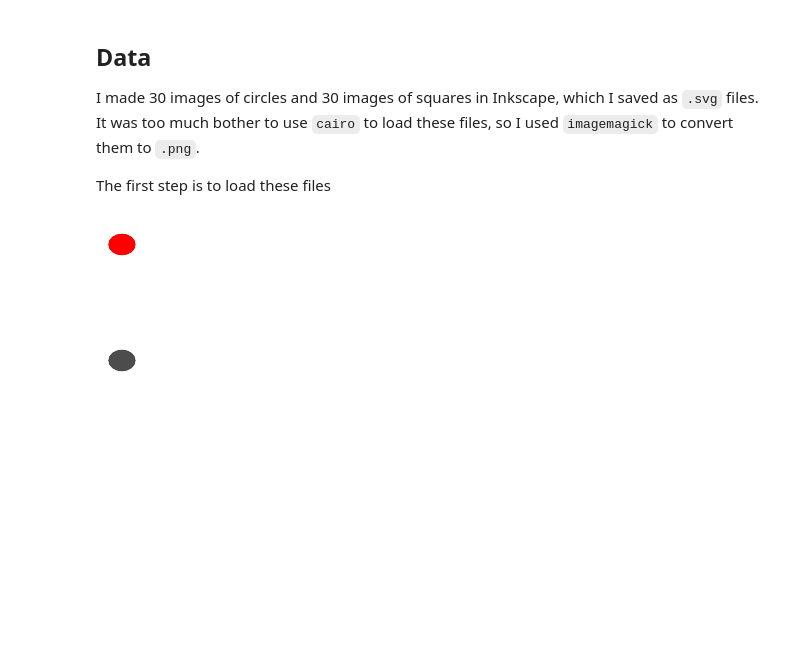
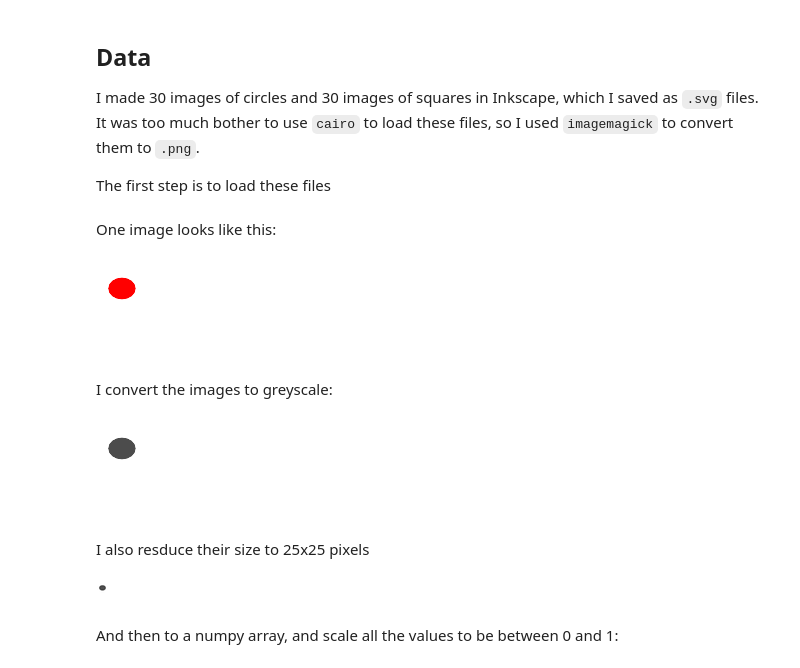
Before and after one commit to szsctt/acg_intro-machine-learning, a Jupyter notebook: labs/deep-learning/tensorflow_recgonising-shape.ipynb, the cells around one changed output. Drawn from its saved outputs; the diff is of its cells as text; code cells hidden in the pictures; blank space fills up the shorter version.

```diff
--- a/labs/deep-learning/tensorflow_recgonising-shape.ipynb
+++ b/labs/deep-learning/tensorflow_recgonising-shape.ipynb
@@ -22,3 +25,5 @@ import pandas as pd
+# %% [markdown]
+One image looks like this:
 # %%
 # load one image
 file = "shapes/circle1.png"
@@ -26,11 +31,22 @@ img = Image.open(file)
 img
 # %% [output]
 [figure]
+# %% [markdown]
+I convert the images to greyscale:
 # %%
 # convert to greyscale
 img = ImageOps.grayscale(img)
 img
 # %% [output]
 [figure]
+# %% [markdown]
+I also resduce their size to 25x25 pixels
+# %%
+img.thumbnail((25,25), Image.ANTIALIAS)
+img
+# %% [output]
+[figure, added]
+# %% [markdown]
+And then to a numpy array, and scale all the values to be between 0 and 1:
 # %%
 # convert to numpy array
```
Also changed, not shown: parts of 50 cells of this notebook.
